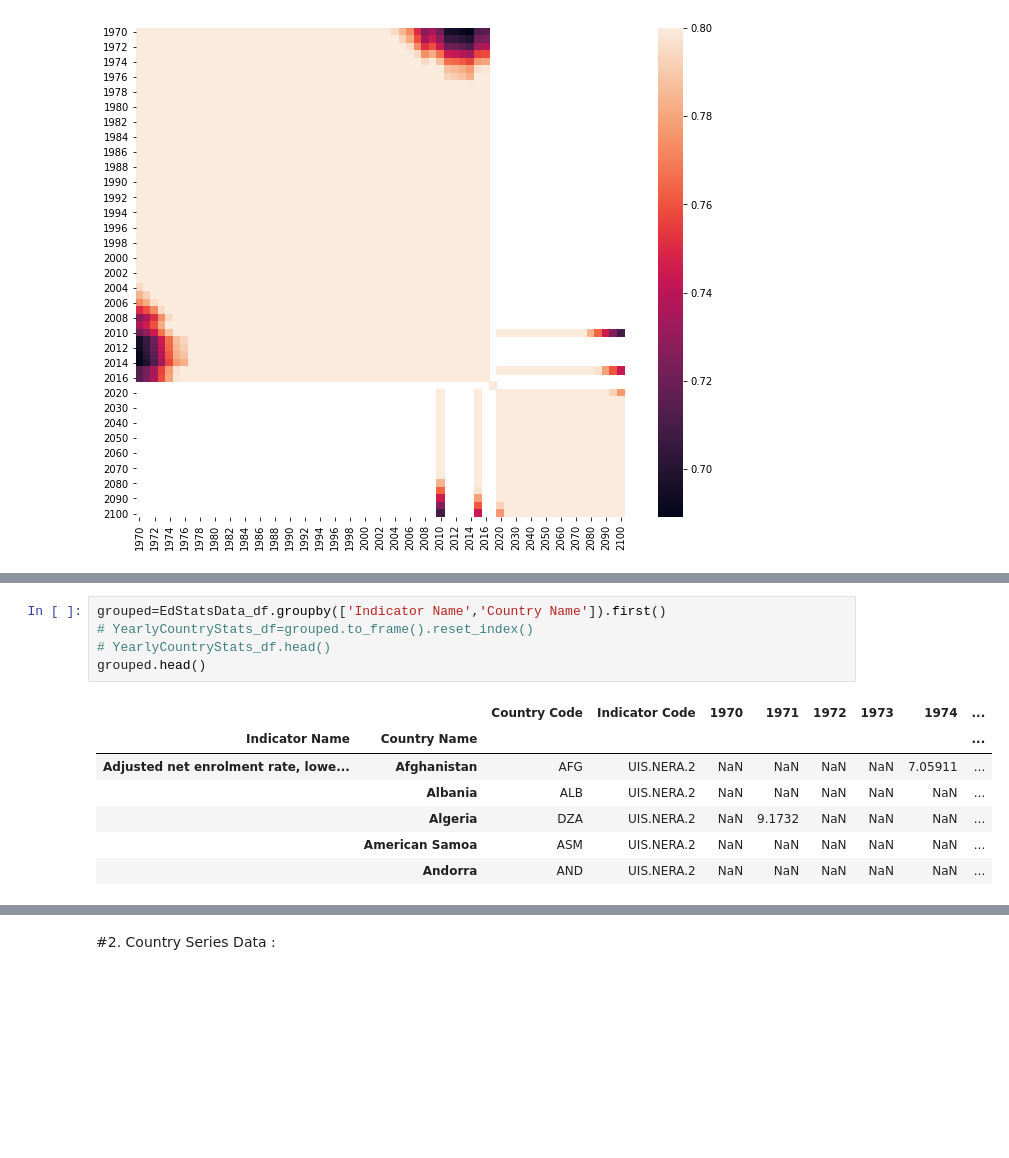
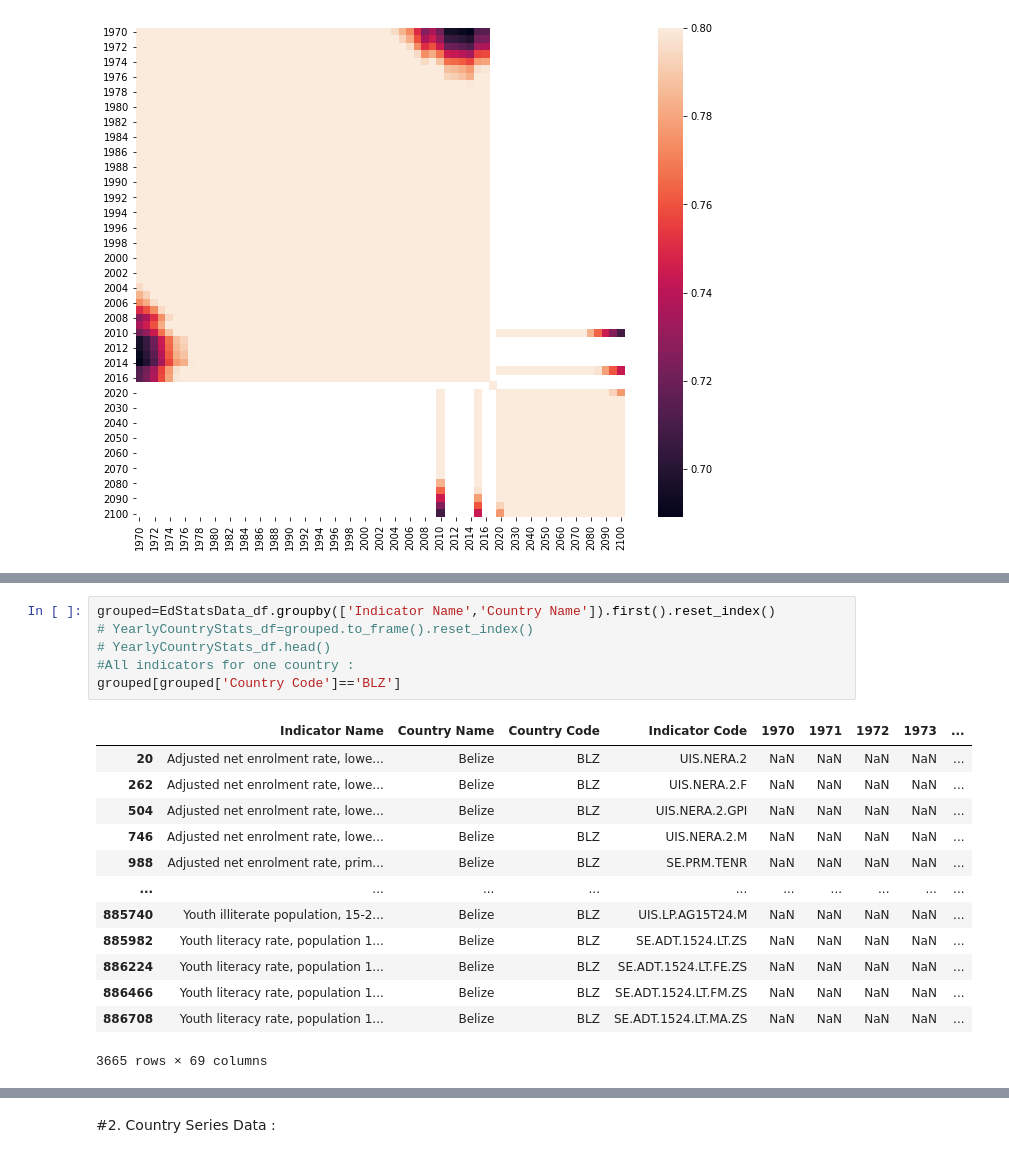
Before and after one commit to kronze1996/Capstone-Project-1, a Jupyter notebook: Kartikey_Sharma_Team_7_Capstone_Project.ipynb, the cells around one changed output, grey strips where cells are left out. Drawn from its saved outputs; the diff is of its cells as text; blank space fills up the shorter version.

```diff
--- a/Kartikey_Sharma_Team_7_Capstone_Project.ipynb
+++ b/Kartikey_Sharma_Team_7_Capstone_Project.ipynb
@@ -79,13 +248,20 @@ plt.show()
 # %%
-grouped=EdStatsData_df.groupby(['Indicator Name','Country Name']).first()
+grouped=EdStatsData_df.groupby(['Indicator Name','Country Name']).first().reset_index()
 # YearlyCountryStats_df=grouped.to_frame().reset_index()
 # YearlyCountryStats_df.head()
-grouped.head()
+#All indicators for one country :
+grouped[grouped['Country Code']=='BLZ']
 # %% [output]
-|  |  | Country Code | Indicator Code | 1970 | 1971 | 1972 | 1973 | 1974 | ... |
-| Indicator Name | Country Name |  |  |  |  |  |  |  | ... |
-| Adjusted net enrolment rate, lowe... | Afghanistan | AFG | UIS.NERA.2 | NaN | NaN | NaN | NaN | 7.05911 | ... |
-|  | Albania | ALB | UIS.NERA.2 | NaN | NaN | NaN | NaN | NaN | ... |
-|  | Algeria | DZA | UIS.NERA.2 | NaN | 9.1732 | NaN | NaN | NaN | ... |
-|  | American Samoa | ASM | UIS.NERA.2 | NaN | NaN | NaN | NaN | NaN | ... |
-|  | Andorra | AND | UIS.NERA.2 | NaN | NaN | NaN | NaN | NaN | ... |
+|  | Indicator Name | Country Name | Country Code | Indicator Code | 1970 | 1971 | 1972 | 1973 | ... |
+| 20 | Adjusted net enrolment rate, lowe... | Belize | BLZ | UIS.NERA.2 | NaN | NaN | NaN | NaN | ... |
+| 262 | Adjusted net enrolment rate, lowe... | Belize | BLZ | UIS.NERA.2.F | NaN | NaN | NaN | NaN | ... |
+| 504 | Adjusted net enrolment rate, lowe... | Belize | BLZ | UIS.NERA.2.GPI | NaN | NaN | NaN | NaN | ... |
+| 746 | Adjusted net enrolment rate, lowe... | Belize | BLZ | UIS.NERA.2.M | NaN | NaN | NaN | NaN | ... |
+| 988 | Adjusted net enrolment rate, prim... | Belize | BLZ | SE.PRM.TENR | NaN | NaN | NaN | NaN | ... |
+| ... | ... | ... | ... | ... | ... | ... | ... | ... | ... |
+| 885740 | Youth illiterate population, 15-2... | Belize | BLZ | UIS.LP.AG15T24.M | NaN | NaN | NaN | NaN | ... |
+| 885982 | Youth literacy rate, population 1... | Belize | BLZ | SE.ADT.1524.LT.ZS | NaN | NaN | NaN | NaN | ... |
+| 886224 | Youth literacy rate, population 1... | Belize | BLZ | SE.ADT.1524.LT.FE.ZS | NaN | NaN | NaN | NaN | ... |
+| 886466 | Youth literacy rate, population 1... | Belize | BLZ | SE.ADT.1524.LT.FM.ZS | NaN | NaN | NaN | NaN | ... |
+| 886708 | Youth literacy rate, population 1... | Belize | BLZ | SE.ADT.1524.LT.MA.ZS | NaN | NaN | NaN | NaN | ... |
+3665 rows × 69 columns
```
Also changed, not shown: parts of 30 cells of this notebook.
